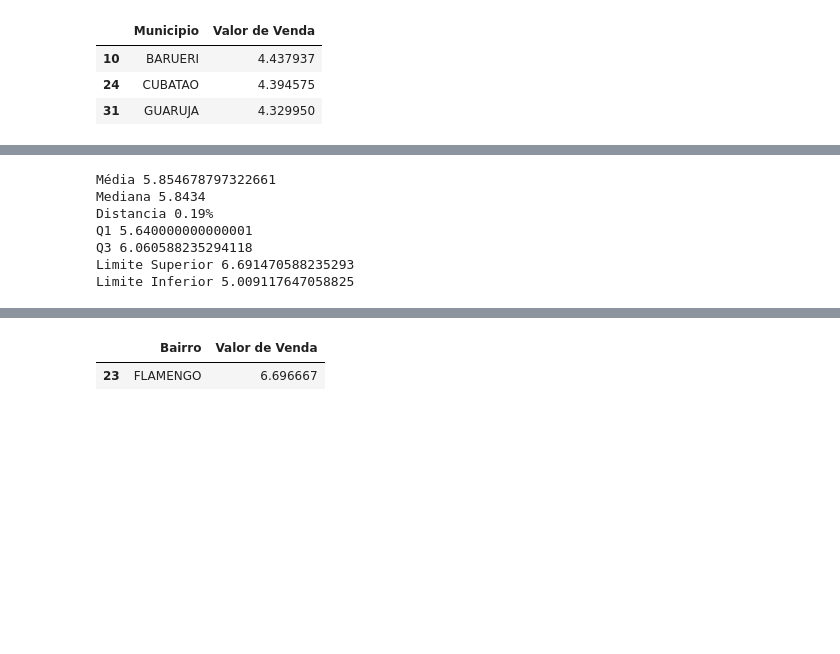
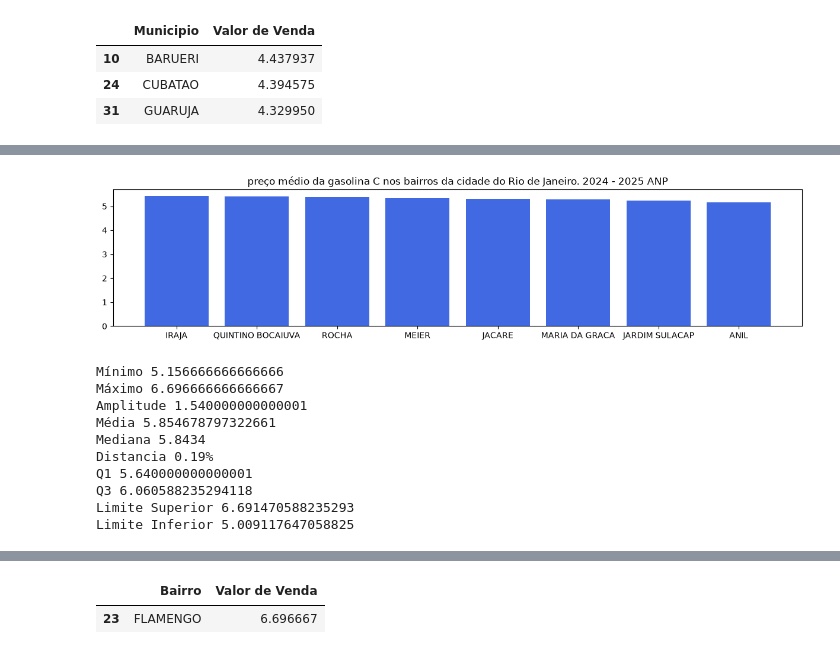
Before and after one commit to CarlosEduardoRodrigues7/Uc2, a Jupyter notebook: aula 3 - mini projeto.ipynb, the cells around one changed output, grey strips where cells are left out. Cells and saved outputs as stored; diff of their text form; code cells hidden in the pictures; blank space fills up the shorter version.

```diff
--- a/aula 3 - mini projeto.ipynb
+++ b/aula 3 - mini projeto.ipynb
@@ -216,7 +311,17 @@ df_gasolina_bairro_rj
+# %%
+plt.figure(figsize=(15,3))
+plt.bar(df_gasolina_bairro_rj.tail(8)['Bairro'], df_gasolina_bairro_rj.tail(8)['Valor de Venda'], color='#4169E1')
+plt.title('preço médio da gasolina C nos bairros da cidade do Rio de Janeiro. 2024 - 2025 ANP')
+plt.show()
+# %% [output]
+[figure, added]
 # %%
 array_bairro = np.array(df_gasolina_bairro_rj['Valor de Venda'])
 array_bairro
 # %%
+minimo = np.min(array_bairro)
+maximo = np.max(array_bairro)
+amplitude = maximo - minimo
 media_br = np.mean (array_bairro)
 mediana_br = np.median (array_bairro)
 q1_br = np.percentile(array_bairro, 25)
@@ -226,6 +331,9 @@ limite_superior_br = q3_br + (1.5 * iqr_br)
 limite_inferior_br = q1_br - (1.5 * iqr_br)
 distancia_br = (media_br - mediana_br) / mediana_br
 
+print (f'Mínimo {minimo}')
+print (f'Máximo {maximo}')
+print (f'Amplitude {amplitude}')
 print (f'Média {media_br}')
 print (f'Mediana {mediana_br}')
 print (f'Distancia {distancia_br:.2%}')
@@ -234,6 +342,9 @@ print (f'Q3 {q3_br}')
 print(f'Limite Superior {limite_superior_br}')
 print(f'Limite Inferior {limite_inferior_br}')
 # %% [output]
+Mínimo 5.156666666666666
+Máximo 6.696666666666667
+Amplitude 1.540000000000001
 Média 5.854678797322661
 Mediana 5.8434
 Distancia 0.19%
```
Also changed, not shown: parts of 26 cells of this notebook.
